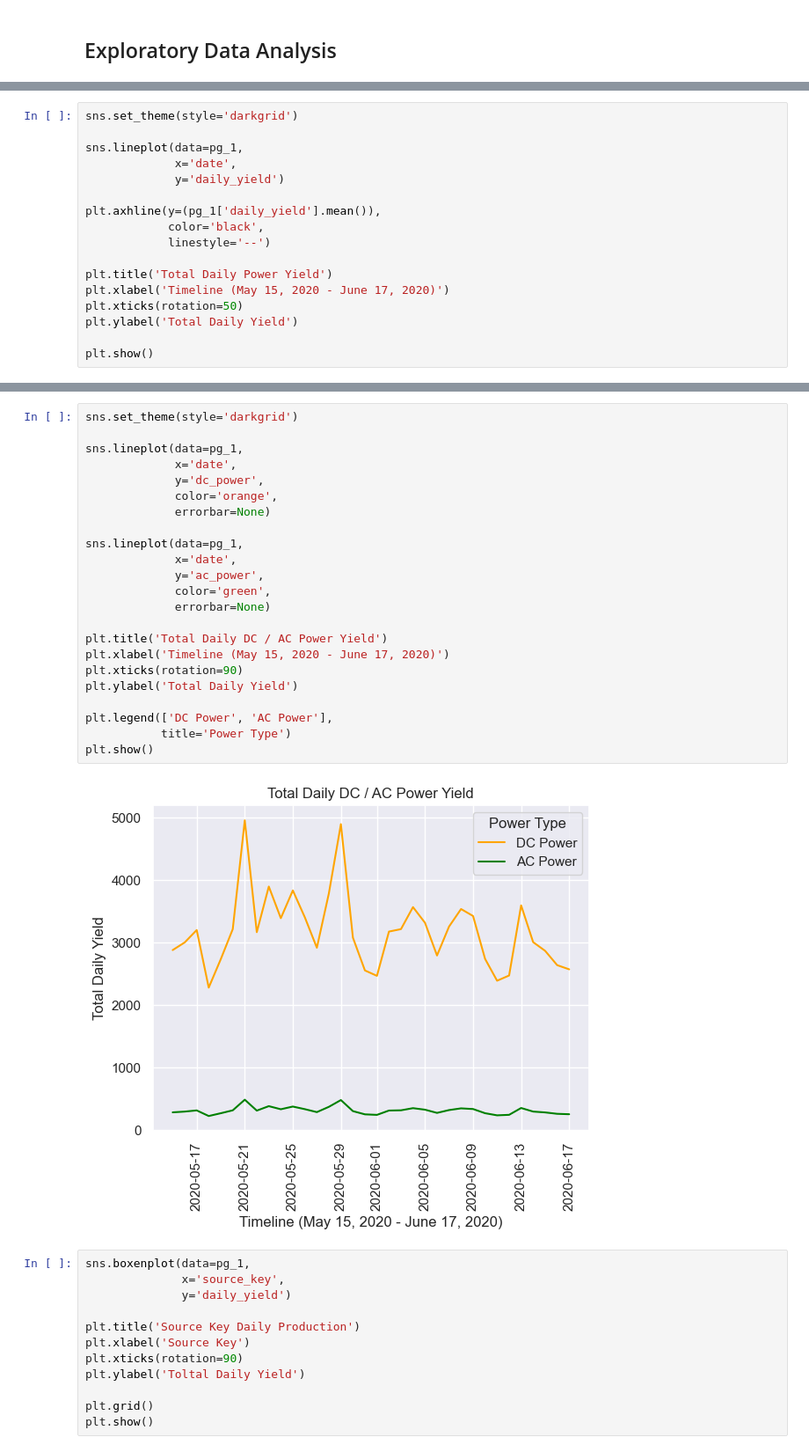
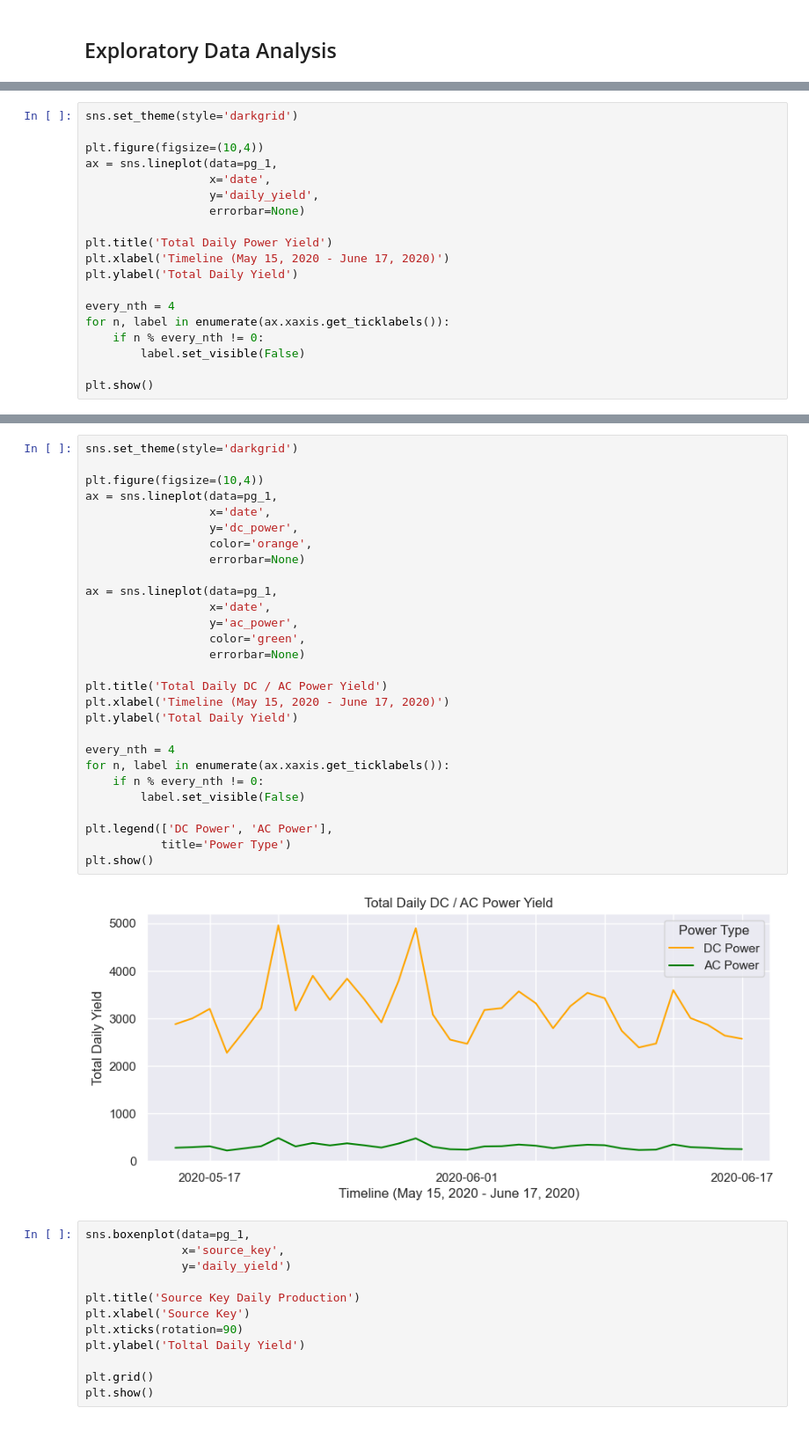
Before and after one commit to jasondo-da/Solar_Generation_Analysis, a Jupyter notebook: solar_generation_analysis.ipynb, the cells around one changed output, grey strips where cells are left out. Shown at 88% size. Drawn from its saved outputs; the diff is of its cells as text.

```diff
--- a/solar_generation_analysis.ipynb
+++ b/solar_generation_analysis.ipynb
@@ -616,18 +547,20 @@ plt.show()
 # %%
 sns.set_theme(style='darkgrid')
 
-sns.lineplot(data=pg_1,
-             x='date',
-             y='daily_yield')
-
-plt.axhline(y=(pg_1['daily_yield'].mean()),
-            color='black',
-            linestyle='--')
+plt.figure(figsize=(10,4))
+ax = sns.lineplot(data=pg_1,
+                  x='date',
+                  y='daily_yield',
+                  errorbar=None)
 
 plt.title('Total Daily Power Yield')
 plt.xlabel('Timeline (May 15, 2020 - June 17, 2020)')
-plt.xticks(rotation=50)
 plt.ylabel('Total Daily Yield')
 
+every_nth = 4
+for n, label in enumerate(ax.xaxis.get_ticklabels()):
+    if n % every_nth != 0:
+        label.set_visible(False)
+
 plt.show()
 # %% [output]
@@ -635,28 +568,33 @@ plt.show()
 # %%
 sns.set_theme(style='darkgrid')
 
-sns.lineplot(data=pg_1,
-             x='date',
-             y='dc_power',
-             color='orange',
-             errorbar=None)
+plt.figure(figsize=(10,4))
+ax = sns.lineplot(data=pg_1,
+                  x='date',
+                  y='dc_power',
+                  color='orange',
+                  errorbar=None)
 
-sns.lineplot(data=pg_1,
-             x='date',
-             y='ac_power',
-             color='green',
-             errorbar=None)
+ax = sns.lineplot(data=pg_1,
+                  x='date',
+                  y='ac_power',
+                  color='green',
+                  errorbar=None)
 
 plt.title('Total Daily DC / AC Power Yield')
 plt.xlabel('Timeline (May 15, 2020 - June 17, 2020)')
-plt.xticks(rotation=90)
 plt.ylabel('Total Daily Yield')
+
+every_nth = 4
+for n, label in enumerate(ax.xaxis.get_ticklabels()):
+    if n % every_nth != 0:
+        label.set_visible(False)
 
 plt.legend(['DC Power', 'AC Power'],
            title='Power Type')
 plt.show()
 # %% [output]
-[figure, old version]
+[figure, new version]
 # %%
 sns.boxenplot(data=pg_1,
               x='source_key',
```
Also changed, not shown: parts of 23 cells of this notebook.
